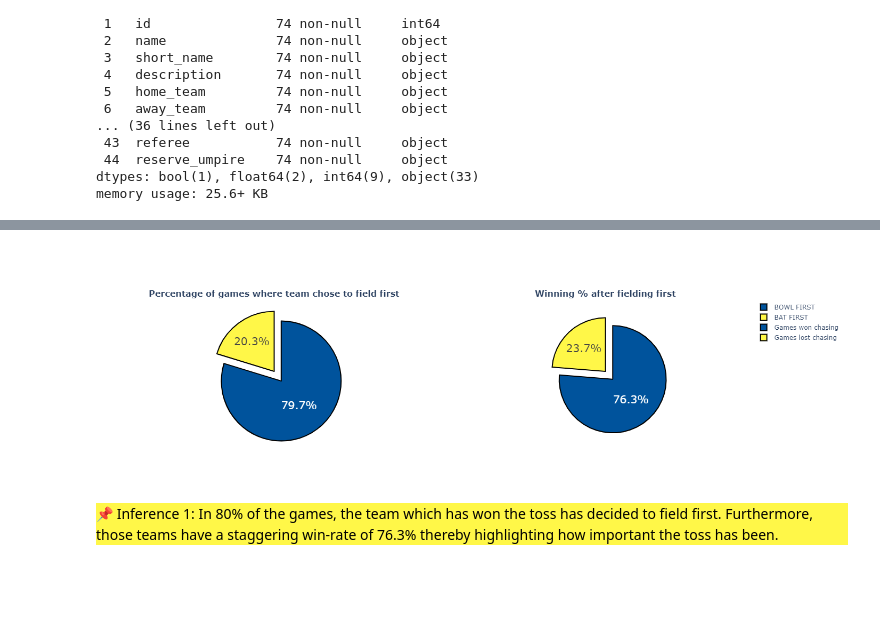
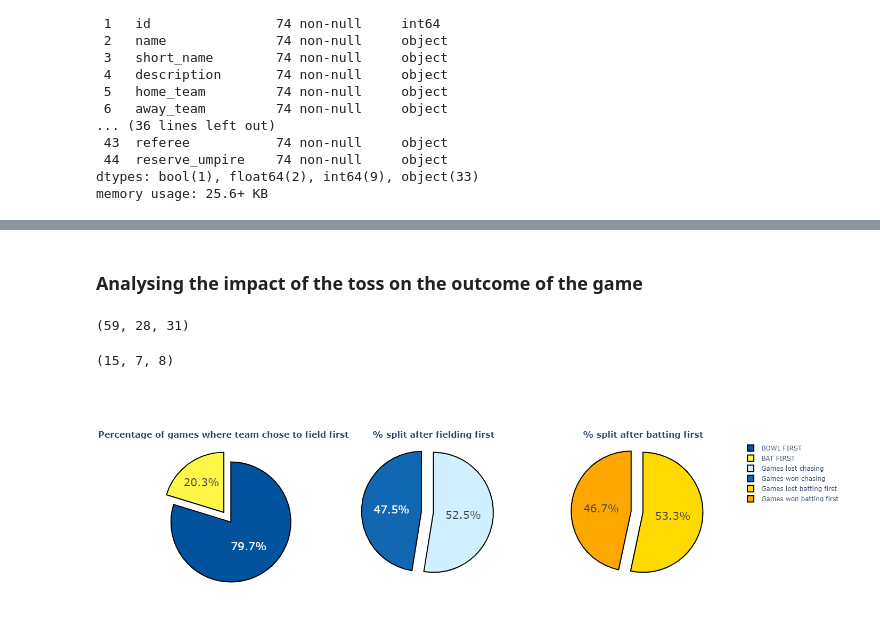
Before and after one commit to Abhijith-Nagarajan/Machine-Learning-Training, a Jupyter notebook: ipl-analysis-plotly-eda.ipynb, the cells around one changed output, grey strips where cells are left out. Cells and saved outputs as stored; diff of their text form; code cells hidden in the pictures; blank space fills up the shorter version.

Commit message:
Kaggle Notebook | IPL_Analysis-Plotly_EDA🏏 | Version 2

```diff
--- a/ipl-analysis-plotly-eda.ipynb
+++ b/ipl-analysis-plotly-eda.ipynb
@@ -75,23 +123,50 @@ memory usage: 25.6+ KB
+# %% [markdown]
+<h3> Analysing the impact of the toss on the outcome of the game </h3>
 # %%
-df_teams_winning_chasing = df_season_summary_2022[(df_season_summary_2022.decision=="BOWL FIRST") & (df_season_summary_2022.toss_won == df_season_summary_2022.winner)]
+df_toss_bowling = df_season_summary_2022[df_season_summary_2022.decision=="BOWL FIRST"]
+df_toss_batting = df_season_summary_2022[df_season_summary_2022.decision=="BAT FIRST"]
+# %%
+teams_winning_chasing = np.shape(df_toss_bowling[df_toss_bowling.toss_won == df_toss_bowling.winner])[0]
+teams_losing_chasing = np.shape(df_toss_bowling[df_toss_bowling.toss_won != df_toss_bowling.winner])[0]
+
+len(df_toss_bowling),teams_winning_chasing,teams_losing_chasing
+# %% [output]
+(59, 28, 31)
+# %%
+teams_winning_batting = np.shape(df_toss_batting[df_toss_batting.toss_won == df_toss_batting.winner])[0]
+teams_losing_batting = np.shape(df_toss_batting[df_toss_batting.toss_won != df_toss_batting.winner])[0]
+
+len(df_toss_batting),teams_winning_batting,teams_losing_batting
+# %% [output]
+(15, 7, 8)
 # %%
 toss_decision_labels = list(df_season_summary_2022.decision.value_counts().index)
 toss_decision_values = df_season_summary_2022.decision.value_counts()
 
-teams_winning_chasing_labels = ["Games won chasing","Games lost chasing"]
-teams_winning_chasing_values = [np.shape(df_teams_winning_chasing)[1],(df_season_summary_2022.decision == "BOWL FIRST").sum() - np.shape(df_teams_winning_chasing)[1]]
+teams_chasing_labels = ["Games won chasing","Games lost chasing"]
+teams_winning_chasing_values = [teams_winning_chasing,teams_losing_chasing]
 
-colors = ["#00539CFF","#FFF748"]
+teams_batting_labels = ['Games won batting first','Games lost batting first']
+teams_winning_batting_values = [teams_winning_batting,teams_losing_batting]
 
-#fig = go.Figure(data=[go.Pie(labels=teams_winning_chasing_labels,values=teams_winning_chasing_values,pull=[0.2,0])])
+toss_chart_colors = ["#00539CFF","#FFF748"]
+fielding_first_chart_colors = ["#1167B1","#D0EFFF"]
+batting_first_chart_colors = ["#FFA701","#FFDA00"]
 
-fig = make_subplots(rows=1,cols=2,specs=[[{"type":"pie"},{"type":"pie"}]],subplot_titles=['<b>Percentage of games where team chose to field first</b>','<b>Winning % after fielding first</b>'])
-fig.add_trace(go.Pie(labels=toss_decision_labels,values=toss_decision_values,pull=[0.2,0],scalegroup="one"),row=1,col=1)
-fig.add_trace(go.Pie(labels=teams_winning_chasing_labels,values=teams_winning_chasing_values,pull=[0.2,0],scalegroup="one"),row=1,col=2)
-fig.update_traces(hoverinfo='label+value',textfont_size=20,marker=dict(colors=colors,line=dict(color='#000000', width=2)))
+fig = make_subplots(rows=1,cols=3,specs=[[{"type":"pie"},{"type":"pie"},{"type":"pie"}]],subplot_titles=['<b>Percentage of games where team chose to field first</b>',
+                                                                                                         '<b>% split after fielding first</b>',
+                                                                                                         '<b>% split after batting first</b>'])
+
+fig.add_trace(go.Pie(labels=toss_decision_labels,values=toss_decision_values,pull=[0.2,0],
+                     marker=dict(colors=toss_chart_colors)),row=1,col=1)
+
+fig.add_trace(go.Pie(labels=teams_chasing_labels,values=teams_winning_chasing_values,pull=[0.2,0],
+                     marker=dict(colors=fielding_first_chart_colors)),row=1,col=2)
+
+fig.add_trace(go.Pie(labels=teams_batting_labels,values=teams_winning_batting_values,pull=[0.2,0],
+                     marker=dict(colors=batting_first_chart_colors)),row=1,col=3)
+
+fig.update_traces(hoverinfo='label+value',textfont_size=20,marker=dict(line=dict(color='#000000', width=2)))
 fig.show()
 # %% [output]
-[figure, old version]
+[figure, new version]
-# %% [markdown]
-<div style="background-color:#FFF748;font-family:verdana;">
-    <p style="color:#000000"> 📌 Inference 1: In 80% of the games, the team which has won the toss has decided to field first. Furthermore, those teams have a staggering win-rate of 76.3% thereby highlighting how important the toss has been.</div>
```
Also changed, not shown: parts of 25 cells of this notebook.
